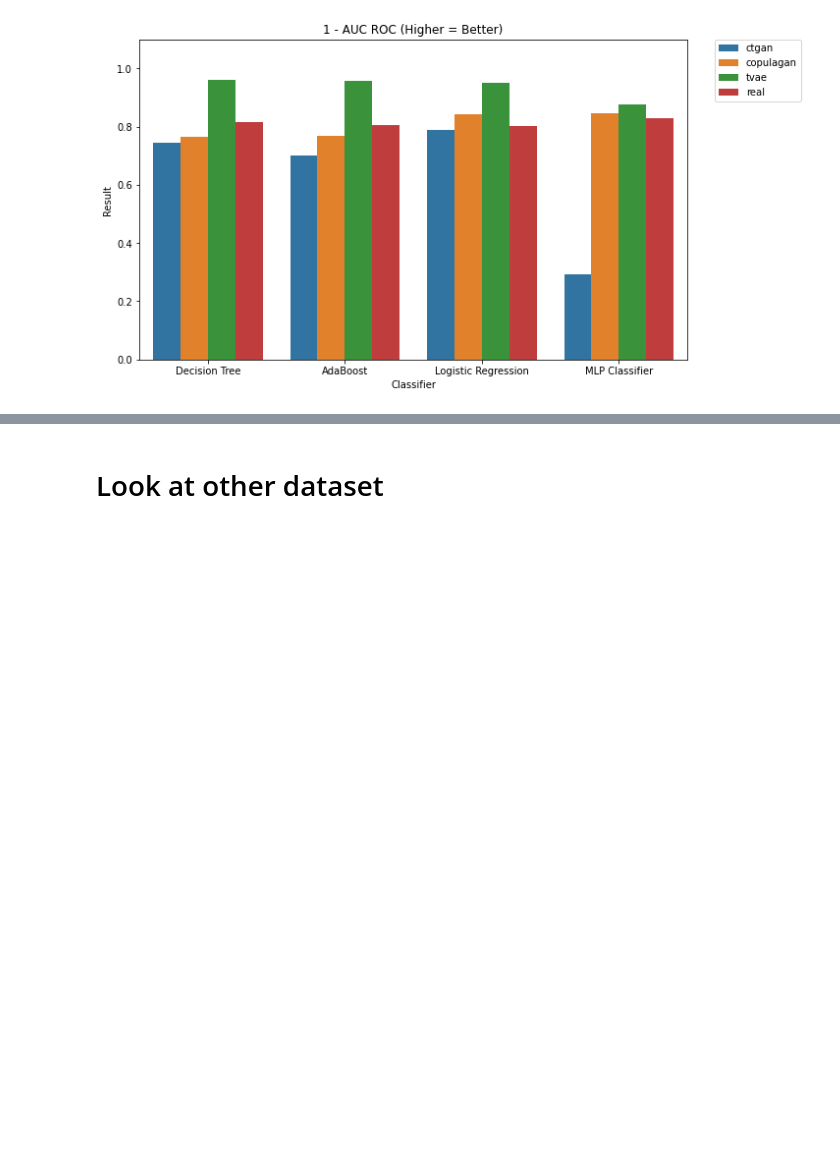
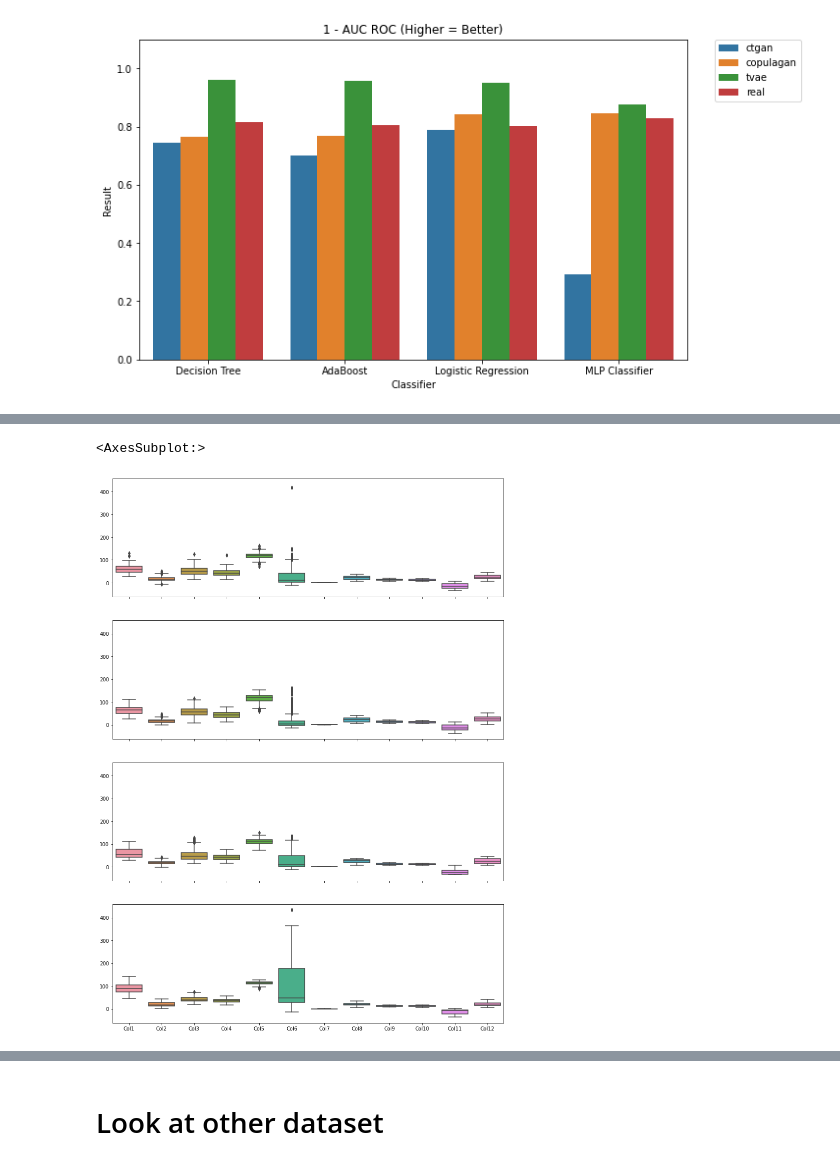
Before and after one commit to jamestgodwin/synthetic_data, a Jupyter notebook: notebooks/Test_CTGAN.ipynb, the cells around one changed output, grey strips where cells are left out. Saved outputs shown, nothing was run; the diff lists cells and outputs as text; code cells hidden in the pictures; blank space fills up the shorter version.

```diff
--- a/notebooks/Test_CTGAN.ipynb
+++ b/notebooks/Test_CTGAN.ipynb
@@ -377,0 +414,10 @@ v10_df_dict['tvae'].to_csv('../syn_data/back_pain_tvae_bergam0t_v3.csv')
+# %%
+fix, ax = plt.subplots(4, 1, sharex=True, sharey=True, figsize=(14, 20))
+
+sns.boxplot(data=v10_df_dict['real'], ax=ax.flatten()[0])
+sns.boxplot(data=v10_df_dict['ctgan'], ax=ax.flatten()[1])
+sns.boxplot(data=v10_df_dict['copulagan'], ax=ax.flatten()[2])
+sns.boxplot(data=v10_df_dict['tvae'], ax=ax.flatten()[3])
+# %% [output]
+<AxesSubplot:>
+[figure, added]
```
Also changed, not shown: parts of 12 cells of this notebook.
